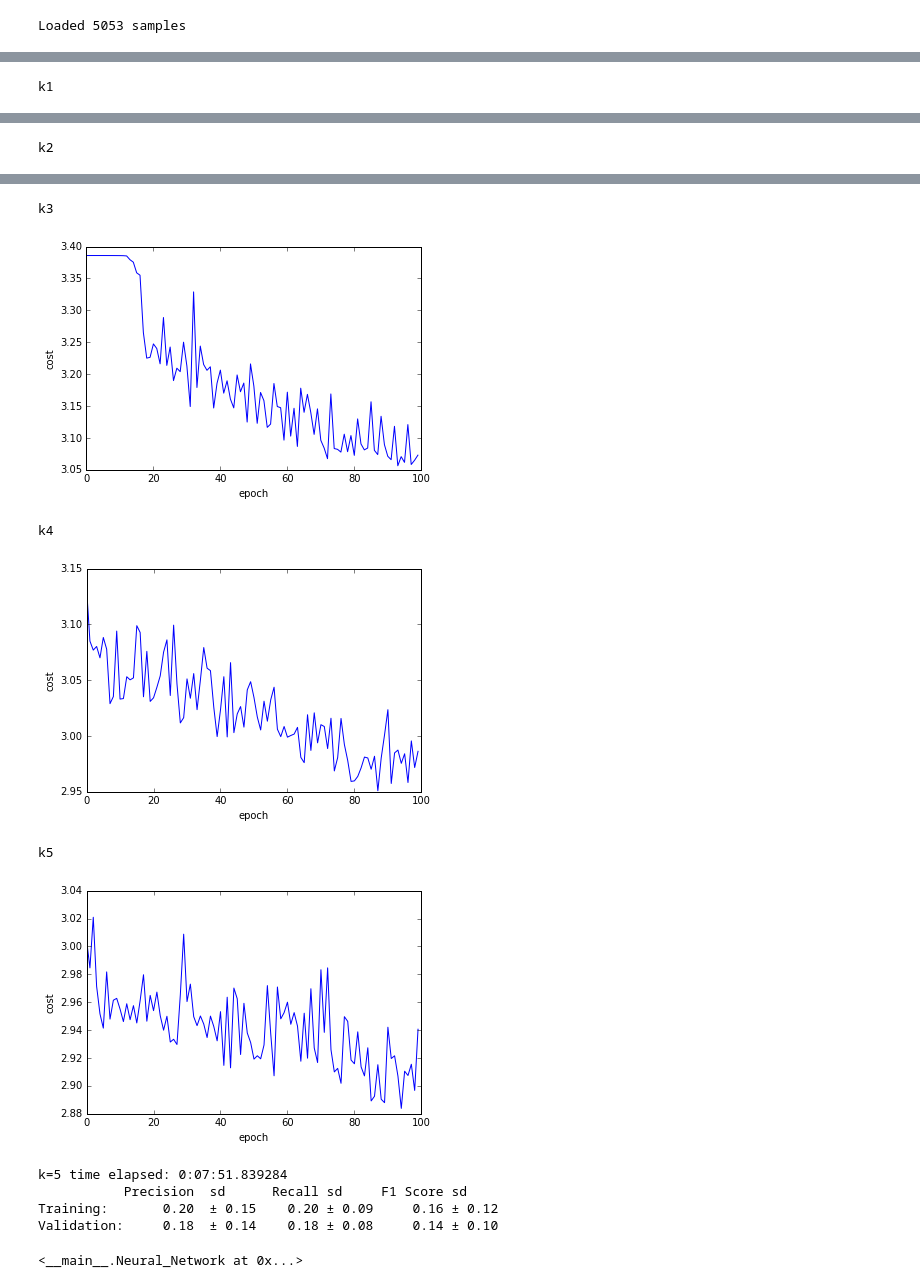
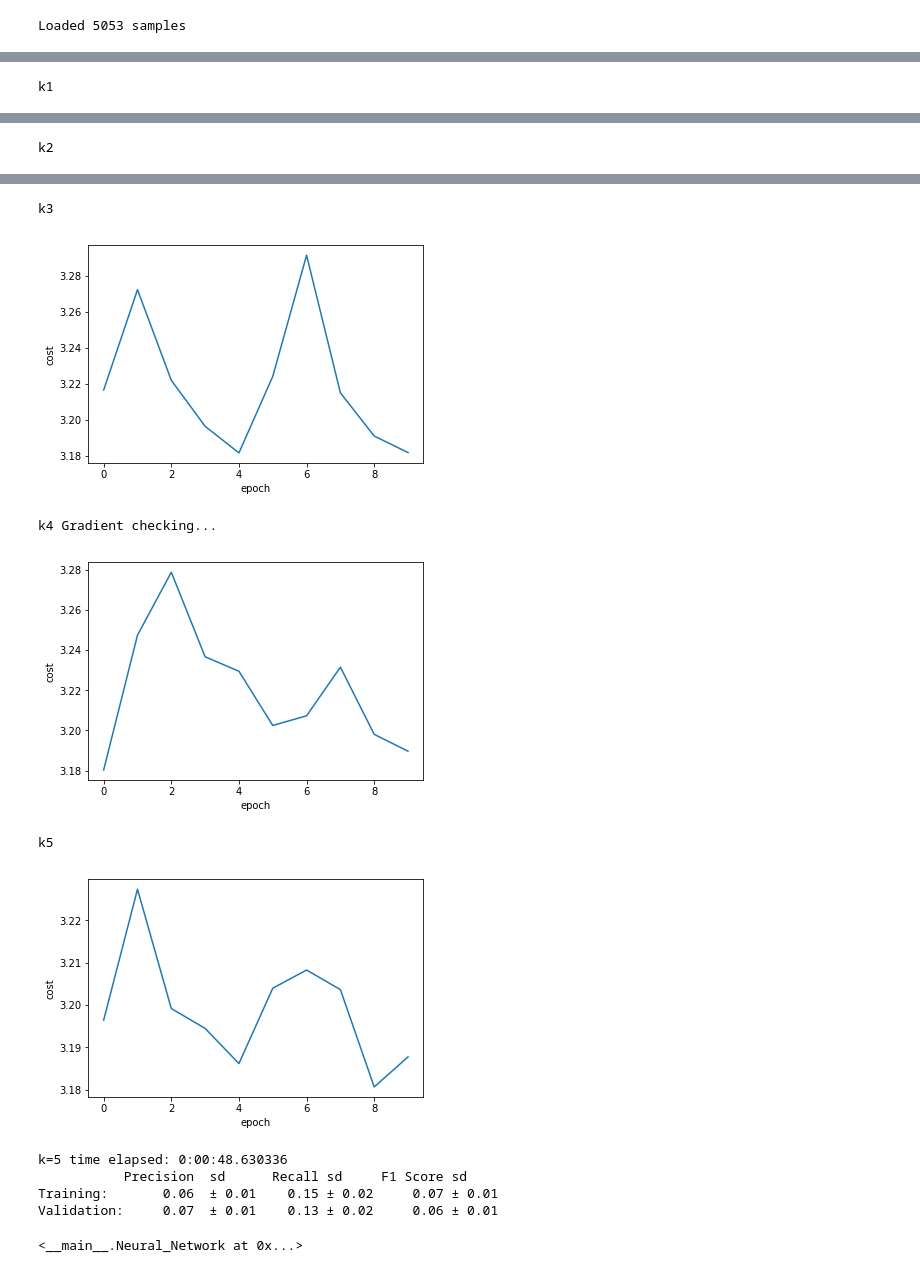
Before and after one commit to rossanez/MO444-2s2017, a Jupyter notebook: Trab02/MO444_2017_Trab02_Grupo05.ipynb, the cells around one changed output, grey strips where cells are left out. Cells and saved outputs as stored; diff of their text form; code cells hidden in the pictures.

```diff
--- a/Trab02/MO444_2017_Trab02_Grupo05.ipynb
+++ b/Trab02/MO444_2017_Trab02_Grupo05.ipynb
@@ -286,7 +303,7 @@ class Neural_Network(object):
         self.session.close()
 # %%
 # Neural Network with a single hidden layer
-nn_single_hl_model = Neural_Network(input_size=len(data_X[0]), output_size=len(classes), hidden_layers=[517], learning_rate=0.01, epochs=100)
+nn_single_hl_model = Neural_Network(input_size=len(data_X[0]), output_size=len(classes), hidden_layers=[30], learning_rate=0.01, epochs=10)
 run_kfold(lambda X, Y, check_gradients: nn_single_hl_model.fit(X, Y, check_gradients), data_Y, data_X, check_gradients=True, report_timeout_seconds=120)
 # %% [output]
 k1
@@ -296,13 +313,13 @@ k2
 k3
-[figure, old version]
+[figure, new version]
-k4
+k4 Gradient checking...
-[figure, old version]
+[figure, new version]
 k5
-[figure, old version]
+[figure, new version]
-k=5 time elapsed: 0:07:51.839284
+k=5 time elapsed: 0:00:48.630336
            Precision  sd      Recall sd     F1 Score sd
-Training:       0.20  ± 0.15    0.20 ± 0.09     0.16 ± 0.12
-Validation:     0.18  ± 0.14    0.18 ± 0.08     0.14 ± 0.10
+Training:       0.06  ± 0.01    0.15 ± 0.02     0.07 ± 0.01
+Validation:     0.07  ± 0.01    0.13 ± 0.02     0.06 ± 0.01
 <__main__.Neural_Network at 0x...>
 # %%
 # Neural Network with two hidden layers
```
Also changed, not shown: parts of 6 cells of this notebook.
